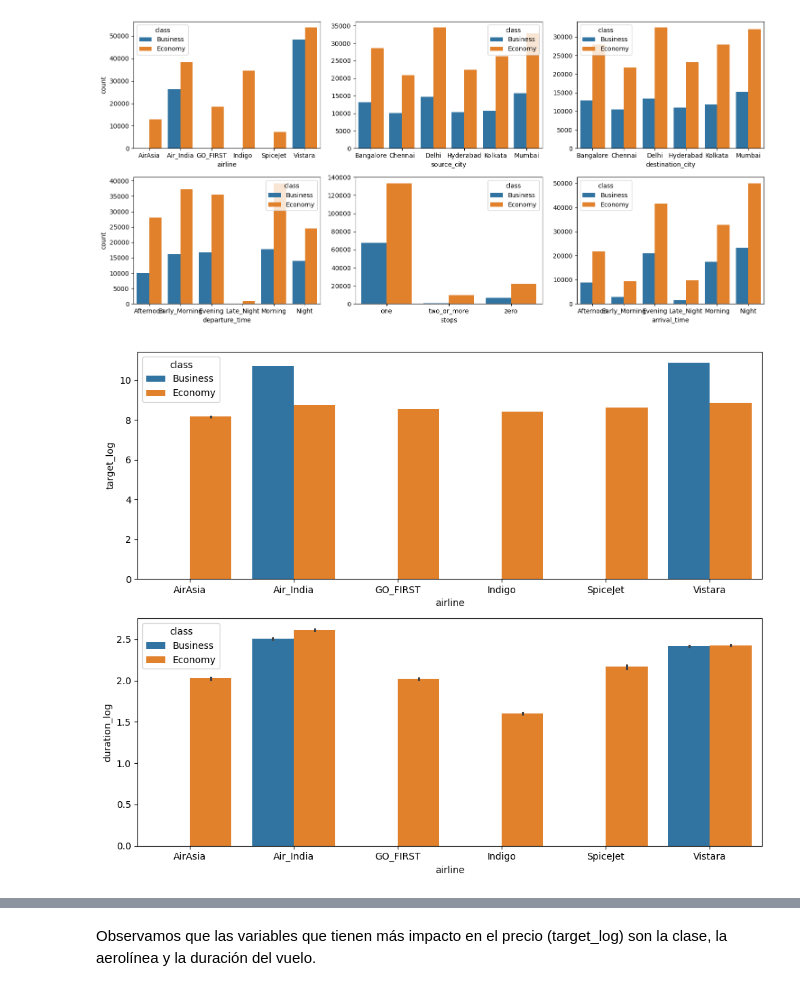
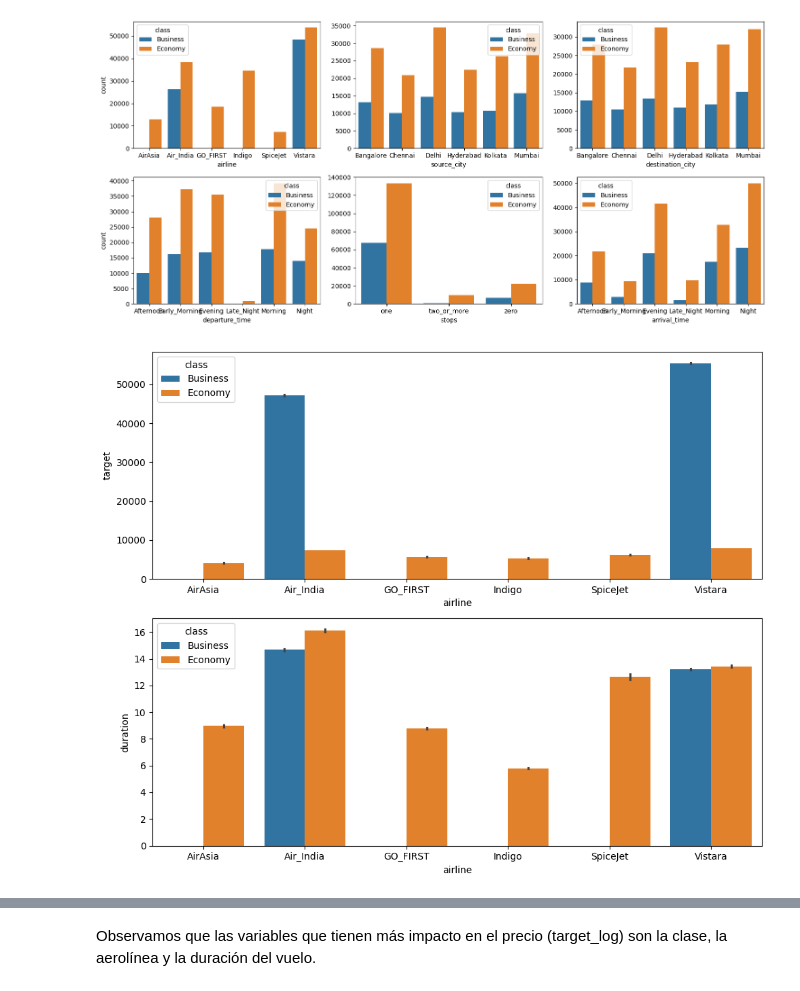
Before and after one commit to jessmiramontes/Proyecto_final, a Jupyter notebook: flight_predictions_jess.ipynb, the cells around one changed output, grey strips where cells are left out. Drawn from its saved outputs; the diff is of its cells as text; code cells hidden in the pictures.

```diff
--- a/flight_predictions_jess.ipynb
+++ b/flight_predictions_jess.ipynb
@@ -96,14 +96,14 @@ df_interim = (
     .iloc[:,1:]
     .drop("flight", axis = 1)
     .astype({"airline": "category", "source_city": "category", "departure_time": "category", "stops": "category", "arrival_time": "category", "destination_city": "category", "class": "category"})
-   .assign(target_log=lambda df: df["target"].apply(
-        lambda x: np.log(x + 1) if x == 0 else np.log(x)
-    ))
-    .assign(duration_log=lambda df: df["duration"].apply(
-        lambda x: np.log(x + 1) if x == 0 else np.log(x)
-    )
+   #.assign(target_log=lambda df: df["target"].apply(
+    #    lambda x: np.log(x + 1) if x == 0 else np.log(x)
+    #))
+    #.assign(duration_log=lambda df: df["duration"].apply(
+     #   lambda x: np.log(x + 1) if x == 0 else np.log(x)
+    #)
 
-    )
+    #)
 
 )
 df_interim.info()
@@ -163,12 +161,12 @@ memory usage: 8.9 MB
 # %%
 # 2.2 Create the final dataset with the target in front, show result
 df = (
-    df_interim_transformed
+    df_interim
     .copy()
     .reindex(
         columns=(
-            ['target_log'] +
-            [c for c in df_interim_transformed.columns.to_list() if c not in ['target_log']]
+            ['target'] +
+            [c for c in df_interim.columns.to_list() if c not in ['target']]
         )
     )
 )
@@ -211,7 +209,7 @@ df.sample(10)
 df_train, df_test = train_test_split(df,
                                      random_state=2024,
                                      test_size=0.2)
-df_train = df_train.reset_index(drop=True).sort_values(by='target_log')
+df_train = df_train.reset_index(drop=True).sort_values(by='target')
 df_train.info()
 # %% [output]
 <class 'pandas.core.frame.DataFrame'>
@@ -320,15 +318,15 @@ plt.show()
 # %%
 # Crear subgráficos
 fig, axis = plt.subplots(2, 1, figsize=(10, 8))
 
 # Primer gráfico
-sns.barplot(ax=axis[0], data=df_train, x="airline", y="target_log", hue="class")
+sns.barplot(ax=axis[0], data=df_train, x="airline", y="target", hue="class")
 
 # Segundo gráfico
-sns.barplot(ax=axis[1], data=df_train, x="airline", y="duration_log", hue="class")
+sns.barplot(ax=axis[1], data=df_train, x="airline", y="duration", hue="class")
 
 # Ajustar diseño
 plt.tight_layout()
 plt.show()
 # %% [output]
-[figure, old version]
+[figure, new version]
```
Also changed, not shown: parts of 23 cells of this notebook, 1 other file.
